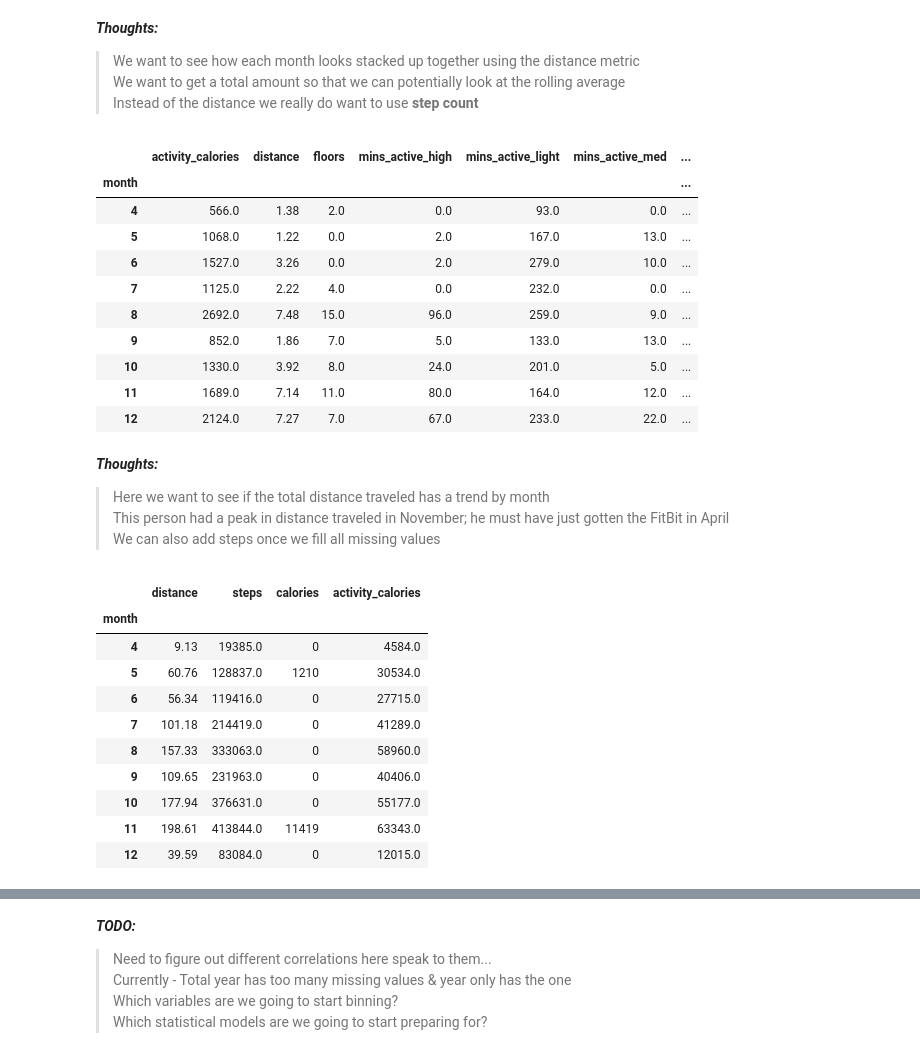
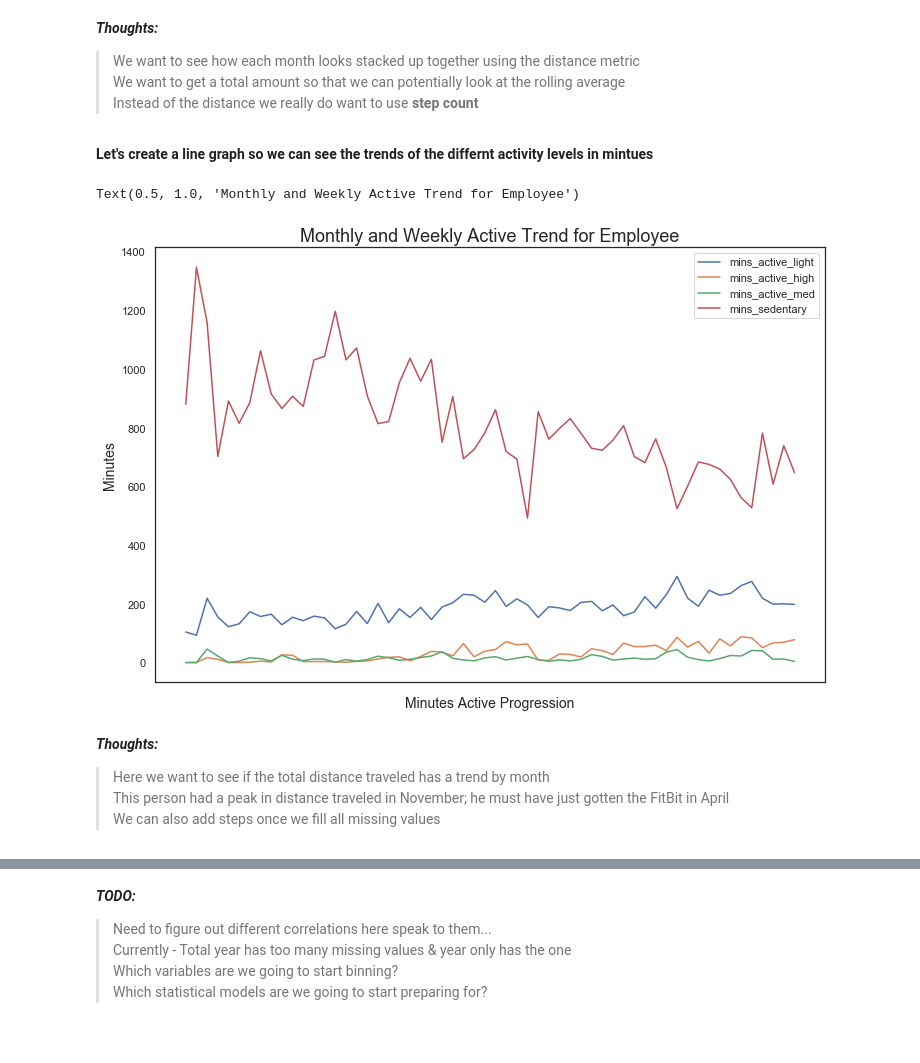
Before and after one commit to time-series-101-eric-norrick/tsa-fitbit, a Jupyter notebook: TimeSeries_Project.ipynb, the cells around one changed output, grey strips where cells are left out. Saved outputs shown, nothing was run; the diff lists cells and outputs as text; code cells hidden in the pictures.

```diff
--- a/TimeSeries_Project.ipynb
+++ b/TimeSeries_Project.ipynb
@@ -285,36 +289,20 @@ def summary_stat(df, col_name):
 > We want to see how each month looks stacked up together using the distance metric
 > We want to get a total amount so that we can potentially look at the rolling average
 > Instead of the distance we really do want to use **step count**
-# %%
-df.groupby('month').first()    ### Compute first of group values
-# %% [output]
-|  | activity_calories | distance | floors | mins_active_high | mins_active_light | mins_active_med | ... |
-| month |  |  |  |  |  |  | ... |
-| 4 | 566.0 | 1.38 | 2.0 | 0.0 | 93.0 | 0.0 | ... |
-| 5 | 1068.0 | 1.22 | 0.0 | 2.0 | 167.0 | 13.0 | ... |
-| 6 | 1527.0 | 3.26 | 0.0 | 2.0 | 279.0 | 10.0 | ... |
-| 7 | 1125.0 | 2.22 | 4.0 | 0.0 | 232.0 | 0.0 | ... |
-| 8 | 2692.0 | 7.48 | 15.0 | 96.0 | 259.0 | 9.0 | ... |
-| 9 | 852.0 | 1.86 | 7.0 | 5.0 | 133.0 | 13.0 | ... |
-| 10 | 1330.0 | 3.92 | 8.0 | 24.0 | 201.0 | 5.0 | ... |
-| 11 | 1689.0 | 7.14 | 11.0 | 80.0 | 164.0 | 12.0 | ... |
-| 12 | 2124.0 | 7.27 | 7.0 | 67.0 | 233.0 | 22.0 | ... |
+# %% [markdown]
+**Let's create a line graph so we can see the trends of the differnt activity levels in mintues**
+# %%
+df_activity = df[['mins_active_light', 'mins_active_high', 'mins_active_med','mins_sedentary' ]].groupby([(df.index.month),(df.index.weekday)]).mean()
+
+df_activity[:59].plot(figsize=(12,8))
+plt.ylabel('Minutes', fontsize=14)
+plt.xlabel('Minutes Active Progression', fontsize=14)
+plt.title('Monthly and Weekly Active Trend for Employee', fontsize=18)
+# %% [output]
+Text(0.5, 1.0, 'Monthly and Weekly Active Trend for Employee')
+[figure, added]
 # %% [markdown]
 **_Thoughts:_**
 > Here we want to see if the total distance traveled has a trend by month
 > This person had a peak in distance traveled in November; he must have just gotten the FitBit in April
 > We can also add steps once we fill all missing values
-# %%
-df.groupby('month')[['distance', 'steps', 'calories', 'activity_calories']].sum()    ### Compute each months total distance and total steps
-# %% [output]
-|  | distance | steps | calories | activity_calories |
-| month |  |  |  |  |
-| 4 | 9.13 | 19385.0 | 0 | 4584.0 |
-| 5 | 60.76 | 128837.0 | 1210 | 30534.0 |
-| 6 | 56.34 | 119416.0 | 0 | 27715.0 |
-| 7 | 101.18 | 214419.0 | 0 | 41289.0 |
-| 8 | 157.33 | 333063.0 | 0 | 58960.0 |
-| 9 | 109.65 | 231963.0 | 0 | 40406.0 |
-| 10 | 177.94 | 376631.0 | 0 | 55177.0 |
-| 11 | 198.61 | 413844.0 | 11419 | 63343.0 |
-| 12 | 39.59 | 83084.0 | 0 | 12015.0 |
```
Also changed, not shown: parts of 20 cells of this notebook.
